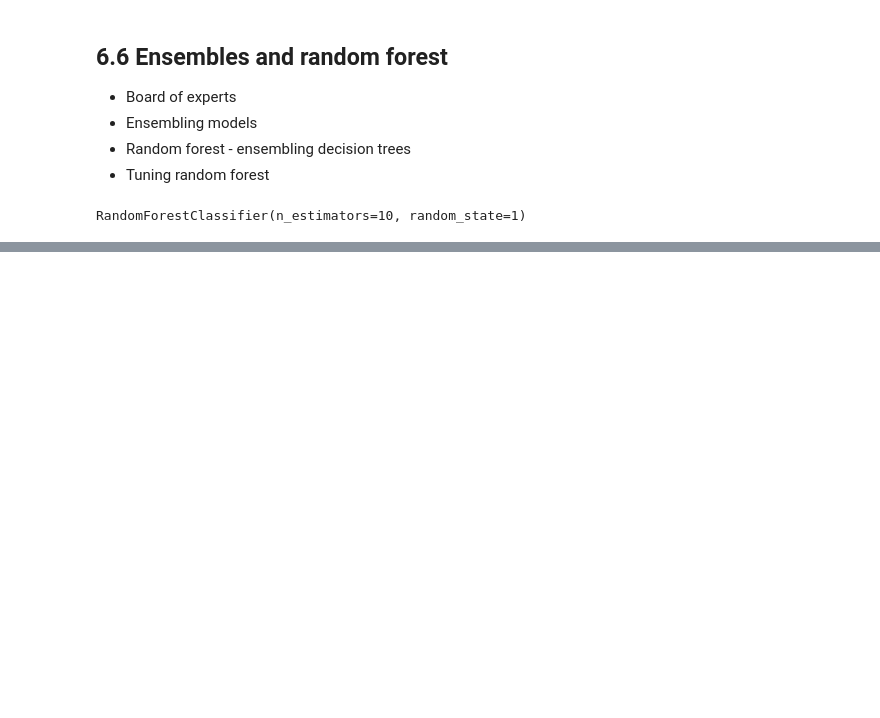
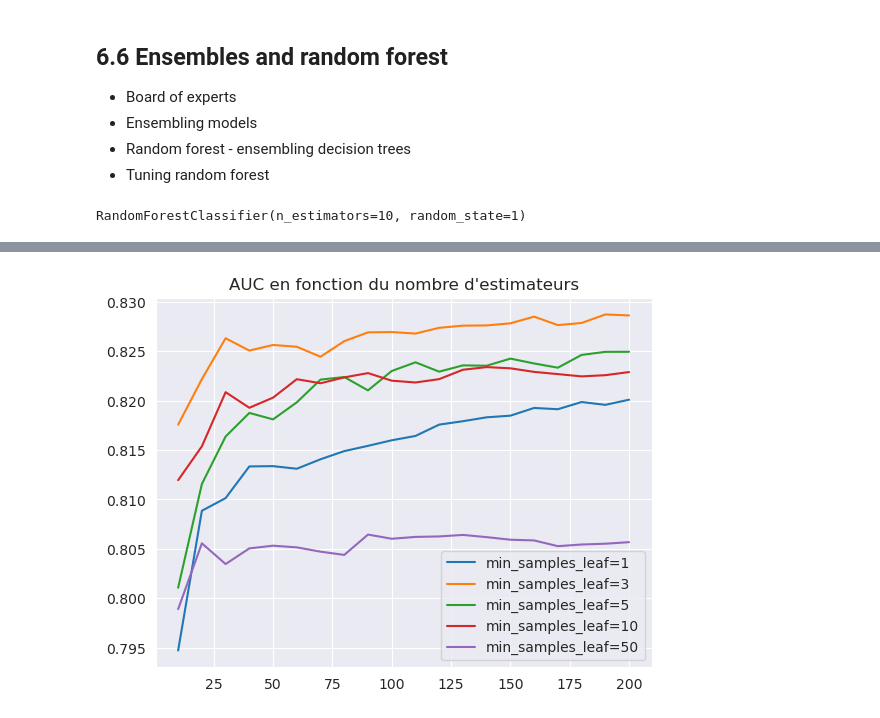
Before and after one commit to ValentinLibouton/machine-learning-zoomcamp-by-valentin, a Jupyter notebook: 06_Decision_Trees_and_Ensemble_Learning/06_Decision_Tree_and_Ensemble_Learning_by_valentin.ipynb, the cells around one changed output, grey strips where cells are left out. Saved outputs shown, nothing was run; the diff lists cells and outputs as text; code cells hidden in the pictures; blank space fills up the shorter version.

```diff
--- a/06_Decision_Trees_and_Ensemble_Learning/06_Decision_Tree_and_Ensemble_Learning_by_valentin.ipynb
+++ b/06_Decision_Trees_and_Ensemble_Learning/06_Decision_Tree_and_Ensemble_Learning_by_valentin.ipynb
@@ -678,0 +718,19 @@ plt.show()
+# %%
+max_depth = 10
+# %%
+scores = []
+for min_samples_leaf in [1, 3, 5, 10, 50]:
+    for n_estimators in range(10,201,10):
+        rf = RandomForestClassifier(n_estimators=n_estimators,
+                                    max_depth=max_depth,
+                                    min_samples_leaf=min_samples_leaf,
+                                    random_state=1)
+        rf.fit(X=X_train, y=y_train)
+
+        y_pred = rf.predict_proba(X=X_val)[:,1]
+        auc = roc_auc_score(y_true=y_val, y_score=y_pred)
+        scores.append((min_samples_leaf, n_estimators, auc))
+# %%
+columns = ['min_samples_leaf', 'n_estimators', 'auc']
+df_scores = pd.DataFrame(data=scores, columns=columns)
+df_scores
@@ -678,0 +751,8 @@ plt.show()
+# %%
+for min_samples_leaf in [1, 3, 5, 10, 50]:
+    df_subset = df_scores[df_scores.min_samples_leaf == min_samples_leaf]
+    plt.plot(df_subset.n_estimators, df_subset.auc, label='min_samples_leaf=%s' % min_samples_leaf)
+    plt.legend()
+    plt.title('AUC en fonction du nombre d\'estimateurs')
+# %% [output]
+[figure, added]
```
Also changed, not shown: parts of 15 cells of this notebook, 6 other files.
